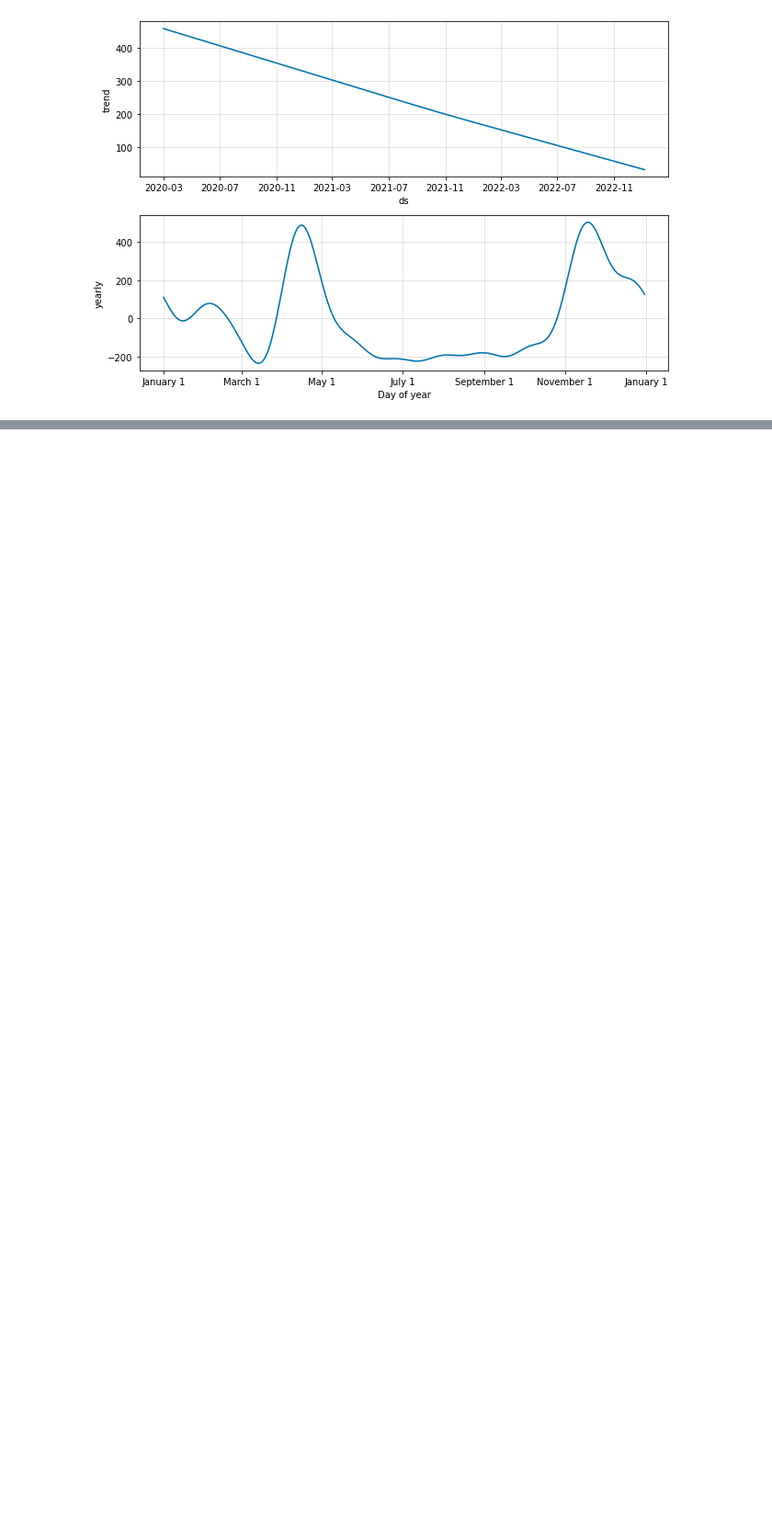
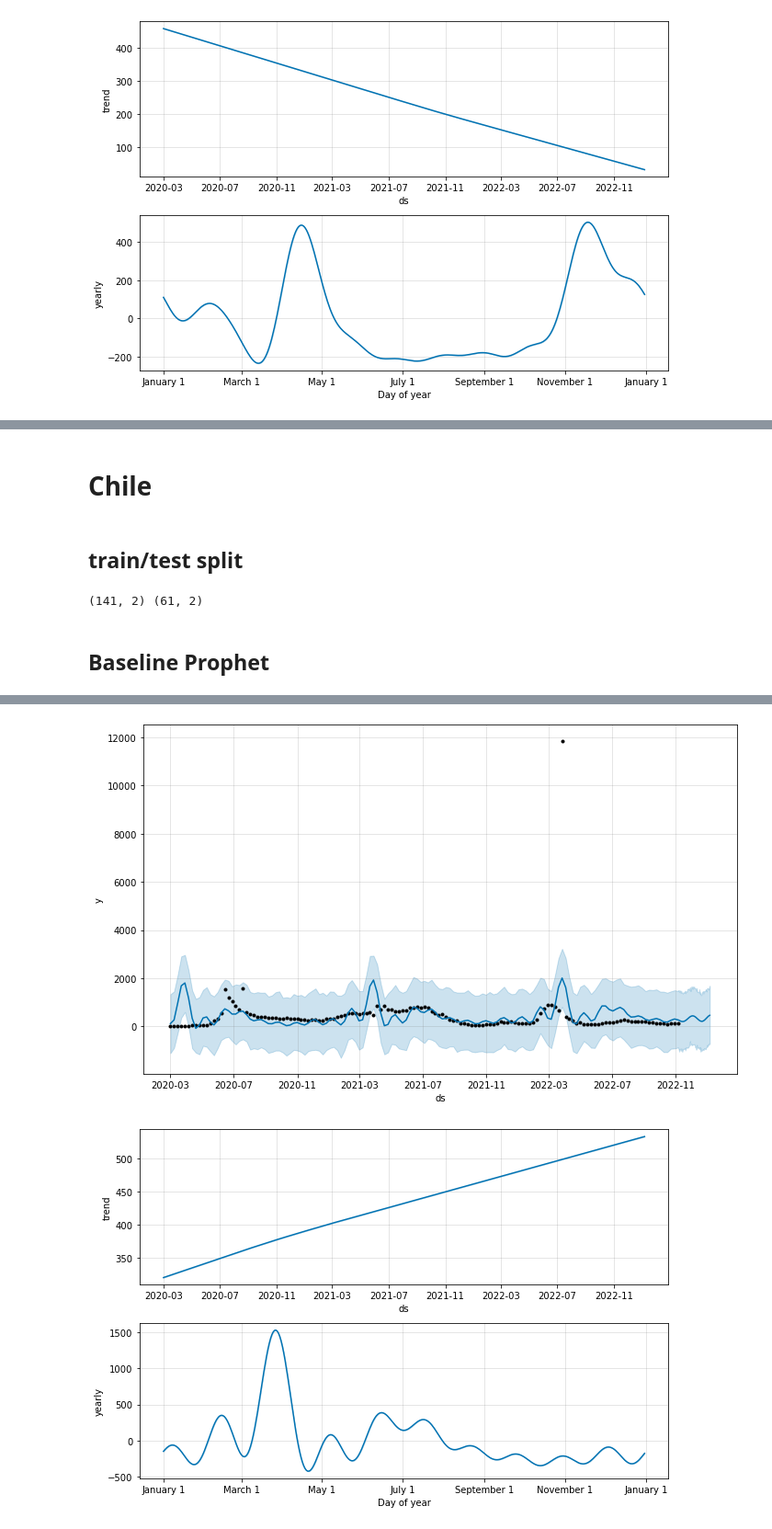
Before and after one commit to y-ginther/DS-Capstone, a Jupyter notebook: Prophet_c.ipynb, the cells around one changed output, grey strips where cells are left out. Shown at 92% size. Drawn from its saved outputs; the diff is of its cells as text; code cells hidden in the pictures; blank space fills up the shorter version.

```diff
--- a/Prophet_c.ipynb
+++ b/Prophet_c.ipynb
@@ -99,0 +100,24 @@ metrics
+# %% [markdown]
+# Chile
+# %% [markdown]
+## train/test split
+# %%
+chile = pd.read_csv('univariate_df_Chile.csv')
+chile['date'] = pd.to_datetime(chile['date'])
+chile = chile.drop('Unnamed: 0', axis=1)
+chile = chile.rename(columns={'date': 'ds', 'new_deaths': 'y'})
+train_size = int(len(chile) * 0.7)
+chile_train, chile_test = chile[0:train_size], chile[train_size:]
+print(chile_train.shape, chile_test.shape)
+# %% [output]
+(141, 2) (61, 2)
+# %% [markdown]
+## Baseline Prophet
+# %%
+model_baseline = Prophet()
+model_baseline.fit(chile_train)
+future_baseline = model_baseline.make_future_dataframe(periods=61)
+forecast_baseline = model_baseline.predict(future_baseline)
+model_baseline.plot(forecast_baseline);
+model_baseline.plot_components(forecast_baseline);
+# %% [output]
@@ -99,0 +126,2 @@ metrics
+[figure, added]
+[figure, added]
```
Also changed, not shown: parts of 86 cells of this notebook.
